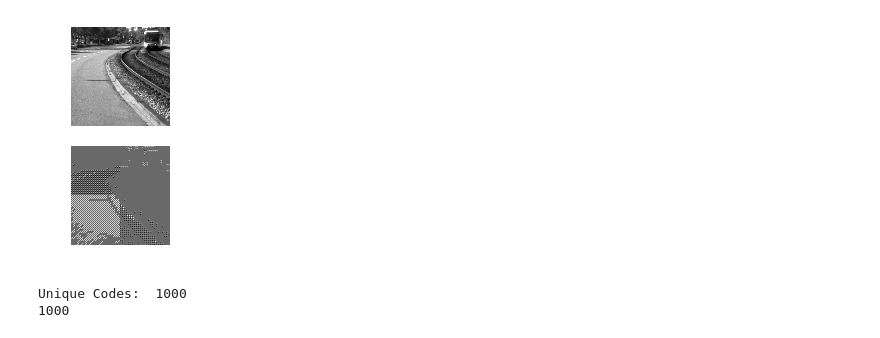
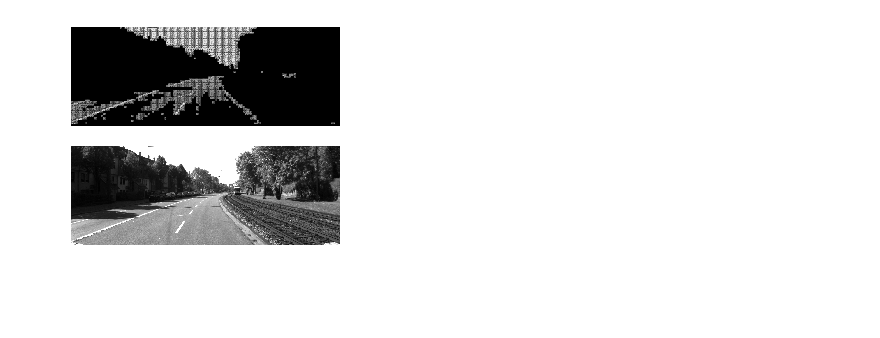
Before and after one commit to Lukeroberto/CS6140-MatchingPursuit, a Jupyter notebook: notebooks/Tests.ipynb, the cells around one changed output. Cells and saved outputs as stored; diff of their text form; code cells hidden in the pictures; blank space fills up the shorter version.

Commit message:
Added video compare function to compare 2 recon and original

```diff
--- a/notebooks/Tests.ipynb
+++ b/notebooks/Tests.ipynb
@@ -41,28 +41,13 @@ plotDictionary(features)
 # Reconstructed image
 k = 1000
 S_code = orthogonalMatchingPursuit(images[0], features, k)
-# %%
-recon_image = generateReconImage(S_code, images[0], features)
-
-#Creates two subplots and unpacks the output array immediately
-f, (ax1, ax2) = plt.subplots(2, 1, sharey=True)
-ax1.imshow(images[0], cmap="Greys_r")
-ax1.axis("off")
-
-ax2.imshow(recon_image, cmap="Greys_r")
-ax2.axis("off")
-
-plt.show()
-
-print("Unique Codes: ", len(set(S_code)))
-l = []
-for s in S_code:
-    l.append(s[:2])
-print(len(set(l)))
-# %% [output]
-[figure, removed]
-Unique Codes:  1000
-1000
+# %%
+recon_image = generateReconImage(S_code, images[0], features)
+
+#Creates two subplots and unpacks the output array immediately
+compareImages(recon_image, images[0])
+# %% [output]
+[figure, added]
 # %%
 # Run through whole video
 S_codes = videoMatchingPursuit(images, features, k, orthogonalMatchingPursuit)
```
Also changed, not shown: parts of 6 cells of this notebook, 2 other files.
